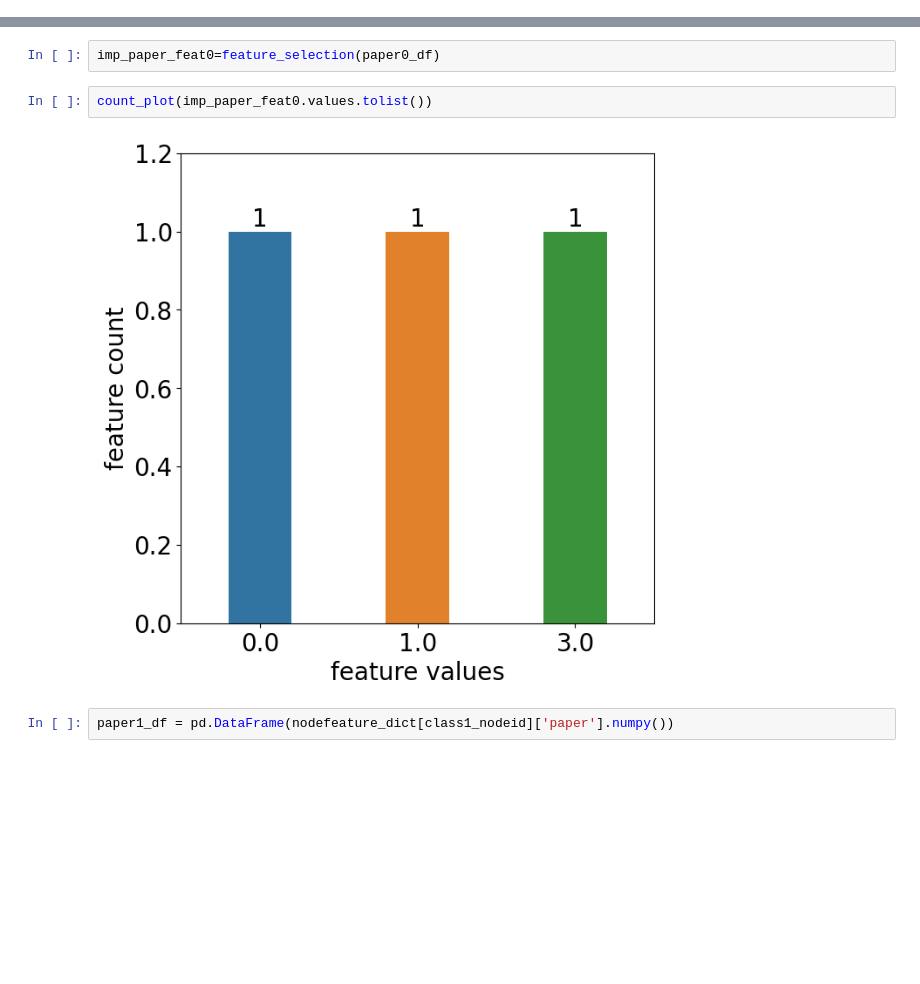
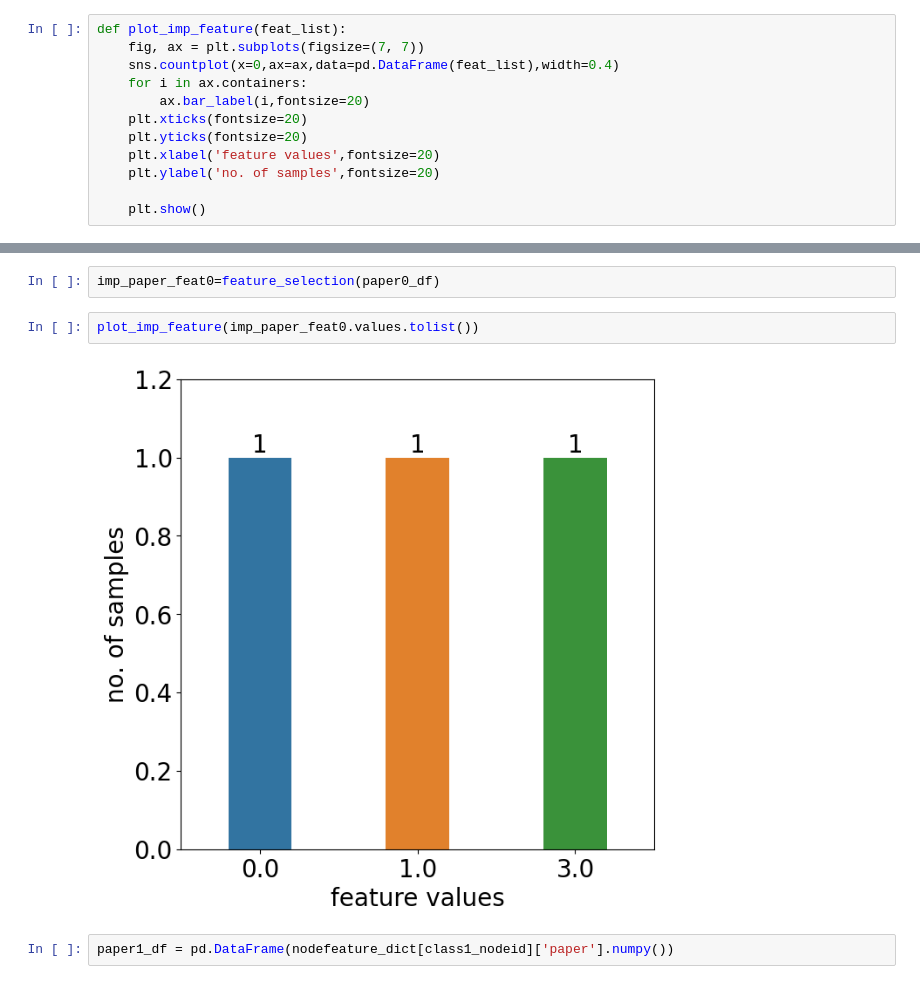
Before and after one commit to pallabee/master-thesis, a Jupyter notebook: evaluation/approach_1/dblp/maximize_predictions.ipynb, the cells around one changed output, grey strips where cells are left out. Saved outputs shown, nothing was run; the diff lists cells and outputs as text; blank space fills up the shorter version.

```diff
--- a/evaluation/approach_1/dblp/maximize_predictions.ipynb
+++ b/evaluation/approach_1/dblp/maximize_predictions.ipynb
@@ -526,3 +545,15 @@ def plot_graph(nodeid, max_pred,nodetype,edges):
+# %%
+def plot_imp_feature(feat_list):
+    fig, ax = plt.subplots(figsize=(7, 7))
+    sns.countplot(x=0,ax=ax,data=pd.DataFrame(feat_list),width=0.4)
+    for i in ax.containers:
+        ax.bar_label(i,fontsize=20)
+    plt.xticks(fontsize=20)
+    plt.yticks(fontsize=20)
+    plt.xlabel('feature values',fontsize=20)
+    plt.ylabel('no. of samples',fontsize=20)
+
+    plt.show()
 # %%
 #nodefeature_dict
 # %% [markdown]
@@ -704,9 +715,9 @@ paper0_df = pd.DataFrame(nodefeature_dict[class0_nodeid]['paper'].numpy())
 # %%
 imp_paper_feat0=feature_selection(paper0_df)
 # %%
-count_plot(imp_paper_feat0.values.tolist())
+plot_imp_feature(imp_paper_feat0.values.tolist())
 # %% [output]
-[figure, old version]
+[figure, new version]
 # %%
 paper1_df = pd.DataFrame(nodefeature_dict[class1_nodeid]['paper'].numpy())
 # %%
```
Also changed, not shown: parts of 9 cells of this notebook.
